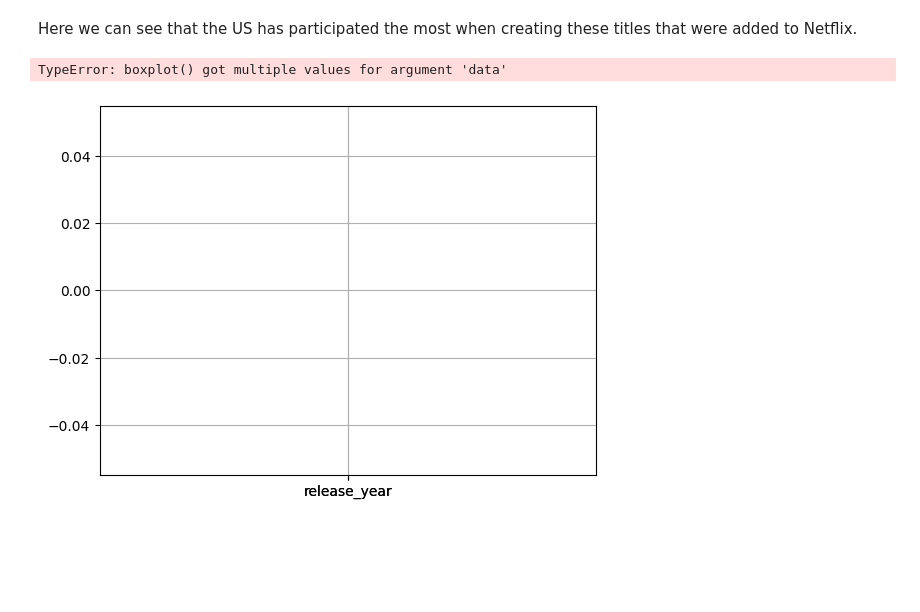
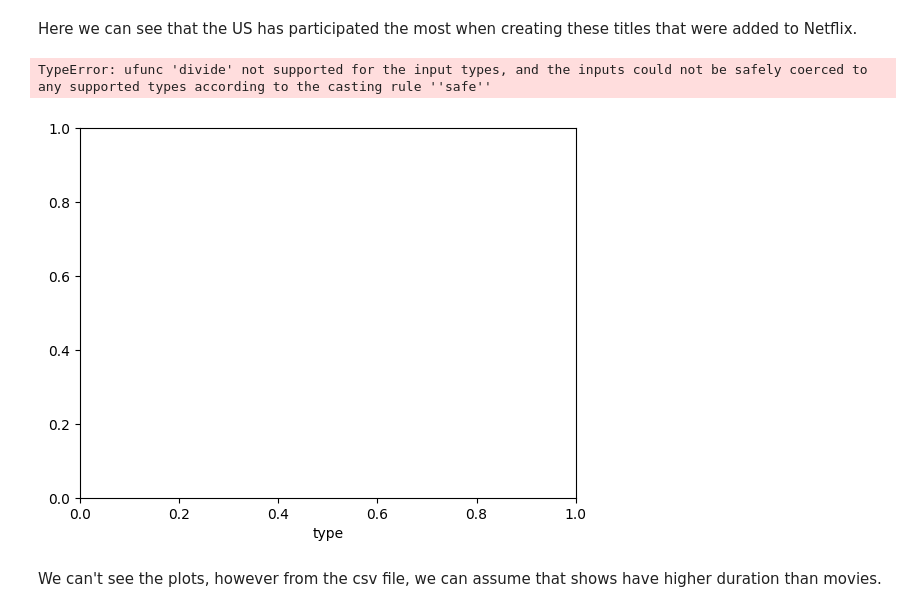
Before and after one commit to angiem25/Assignment01CS4379G, a Jupyter notebook: notebooks/analysis.ipynb, the cells around one changed output. Cells and saved outputs as stored; diff of their text form; code cells hidden in the pictures; blank space fills up the shorter version.

Commit message:
last graph

```diff
--- a/notebooks/analysis.ipynb
+++ b/notebooks/analysis.ipynb
@@ -84,9 +84,10 @@ plt.show()
 # %% [markdown]
 Here we can see that the US has participated the most when creating these titles that were added to Netflix.
 # %%
-df[df['type']=='TV Show'].boxplot()
-df[df['type']=='Movie'].boxplot()
-df.boxplot(data=df, x='type', y='duration')
+graph = df.boxplot(column ='duration', by='type')
+plt.show()
 # %% [output]
-TypeError: boxplot() got multiple values for argument 'data'
+TypeError: ufunc 'divide' not supported for the input types, and the inputs could not be safely coerced to any supported types according to the casting rule ''safe''
-[figure, old version]
+[figure, new version]
+# %% [markdown]
+We can't see the plots, however from the csv file, we can assume that shows have higher duration than movies.
```
